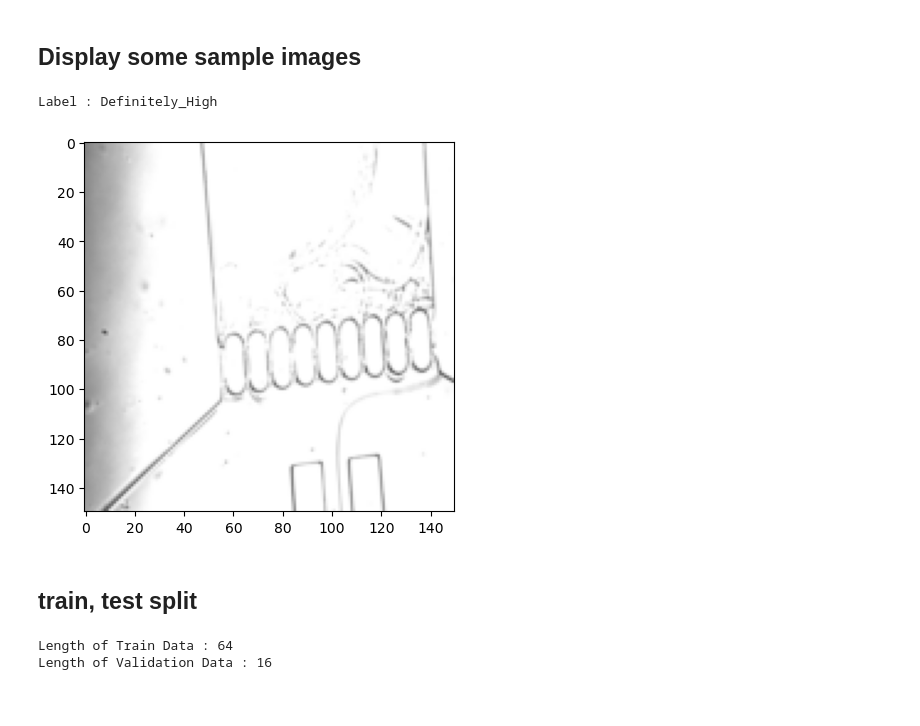
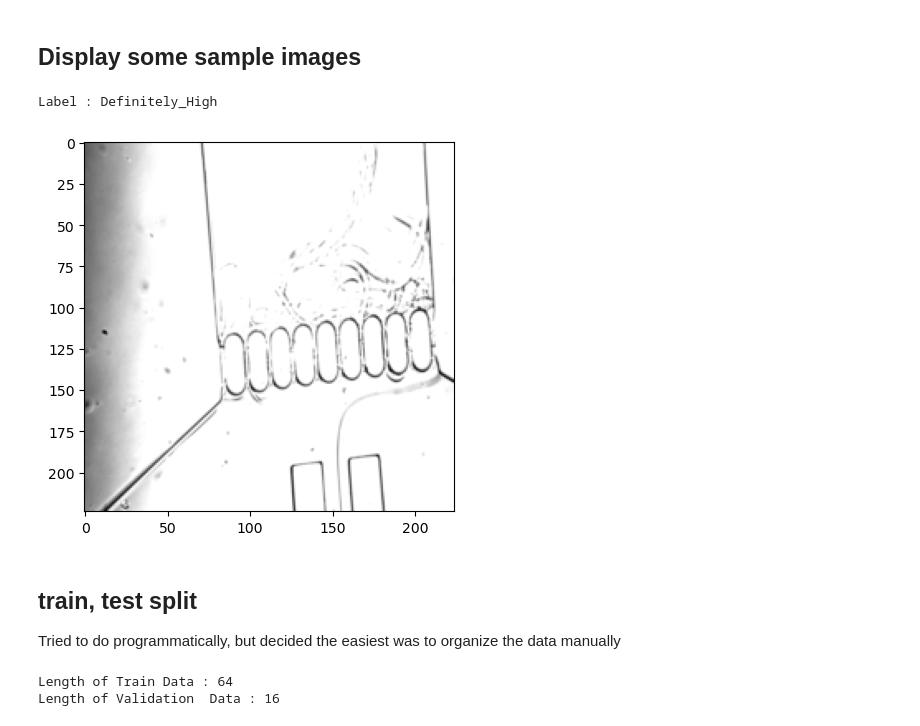
Before and after one commit to jqwhite/worm_detector, a Jupyter notebook: worm_finder_cnn.ipynb, the cells around one changed output. Cells and saved outputs as stored; diff of their text form; code cells hidden in the pictures.

```diff
--- a/worm_finder_cnn.ipynb
+++ b/worm_finder_cnn.ipynb
@@ -65,7 +199,41 @@ Using cpu device
+# %%
+resize_size = (150,150)
+# resize_size = (227,227)
+resize_size = (224,224)
+
+#load the train and test data
+training_dataset = ImageFolder(
+    training_data_folder,
+    transform = transforms.Compose([
+        # transforms.Normalize(0.5,0.5),
+        transforms.Grayscale(),
+        transforms.Resize(resize_size),
+        transforms.ToTensor(),
+        transforms.Normalize(0.5,0.5)
+    ]))
+
+validation_dataset = ImageFolder(
+    validation_data_folder,
+    transform = transforms.Compose([
+        # transforms.Normalize(0.5,0.5),
+        transforms.Grayscale(),
+        transforms.Resize(resize_size),
+        transforms.ToTensor(),
+        transforms.Normalize(0.5,0.5)
+    ]))
+
+test_dataset = ImageFolder(
+    test_data_folder,
+    transforms.Compose([
+        transforms.Grayscale(),
+        transforms.Resize(resize_size),
+        transforms.ToTensor(),
+        transforms.Normalize(0.5,0.5)
+    ]))
 # %% [markdown]
 ## A few tests ##
 # %%
-img, label = dataset[0]
+img, label = training_dataset[0]
 print(img.shape,label)
 
 #output :
@@ -106,10 +250,10 @@ Follwing classes are there :
 # %%
 def display_img(img,label):
-    print(f"Label : {dataset.classes[label]}")
-    plt.imshow(img.permute(1,2,0))
+    print(f"Label : {training_dataset.classes[label]}")
+    plt.imshow(img.permute(1,2,0), cmap='gray')
 
 #display the first image in the dataset
-display_img(*dataset[0])
+display_img(*training_dataset[0])
 # %% [output]
 Label : Definitely_High
-[figure, old version]
+[figure, new version]
@@ -121,5 +260,7 @@ Label : Definitely_High
-# %% [markdown]
-## train, test split ##
+# %% [markdown]
+## train, test split ##
+
+Tried to do programmatically, but decided the easiest was to organize the data manually
 # %%
 batch_size    = 4
 test_fraction = 0.2
```
Also changed, not shown: parts of 58 cells of this notebook, 2 other files.
